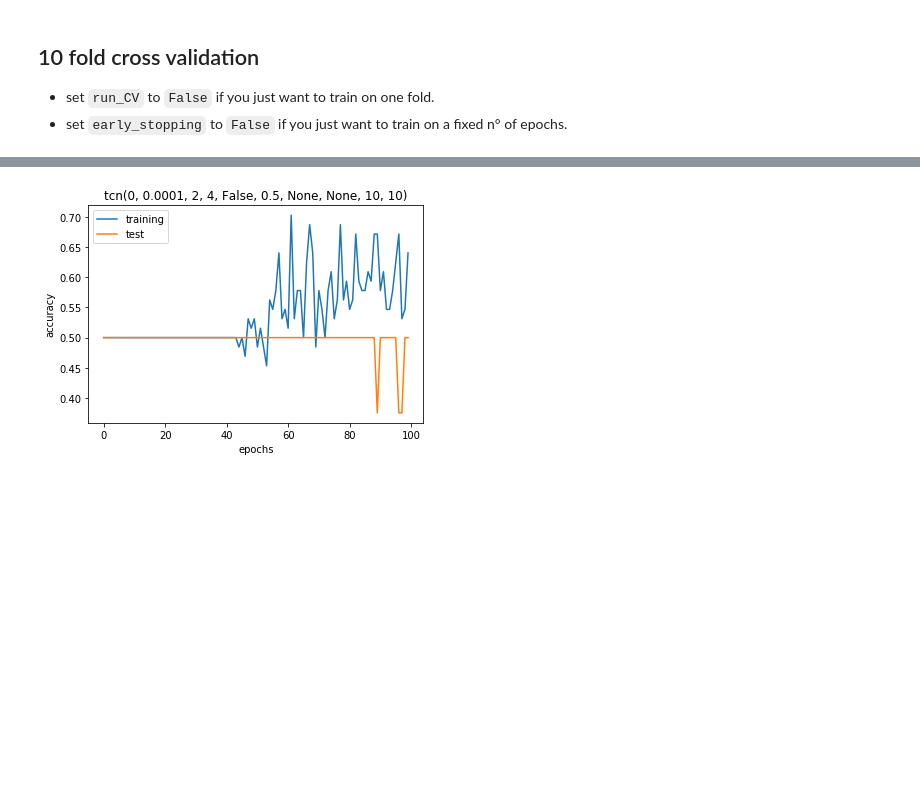
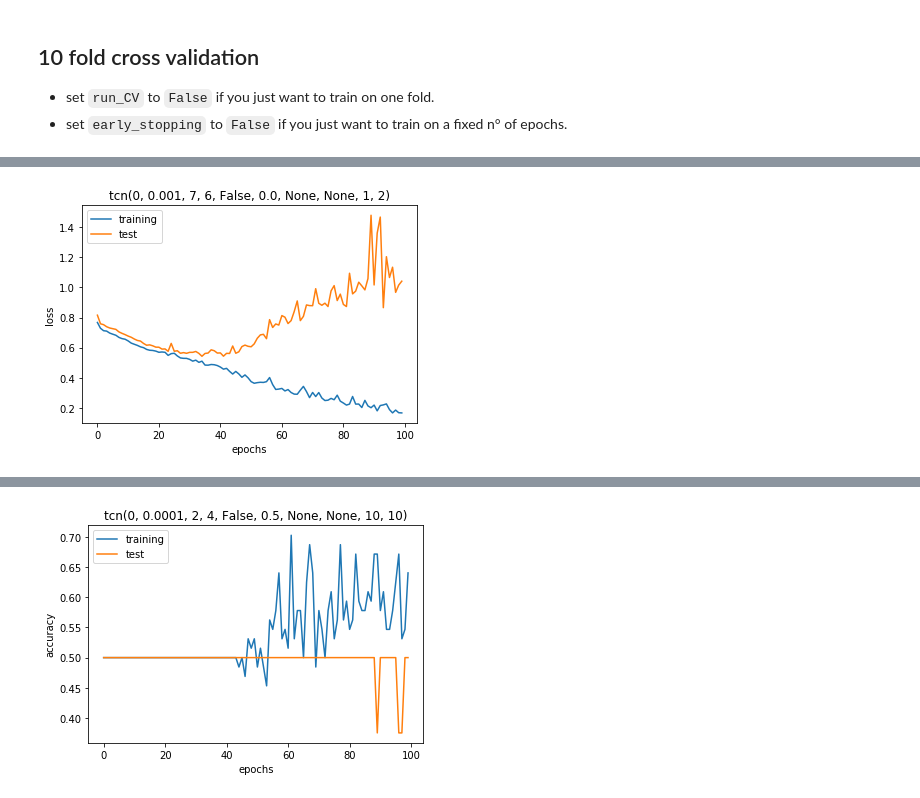
Before and after one commit to PaulLerner/deep_parkinson_handwriting, a Jupyter notebook: Main.ipynb, the cells around one changed output, grey strips where cells are left out. Cells and saved outputs as stored; diff of their text form; code cells hidden in the pictures; blank space fills up the shorter version.

```diff
--- a/Main.ipynb
+++ b/Main.ipynb
@@ -364,0 +432,4 @@ TEST : loss 0.735, accuracy 0.500, sensitivity  1.000, specificity 0.000, ppv 0.
+# %%
+downsampling_10_
+# %% [output]
+[figure, added]
```
Also changed, not shown: parts of 28 cells of this notebook, 11 other files.
